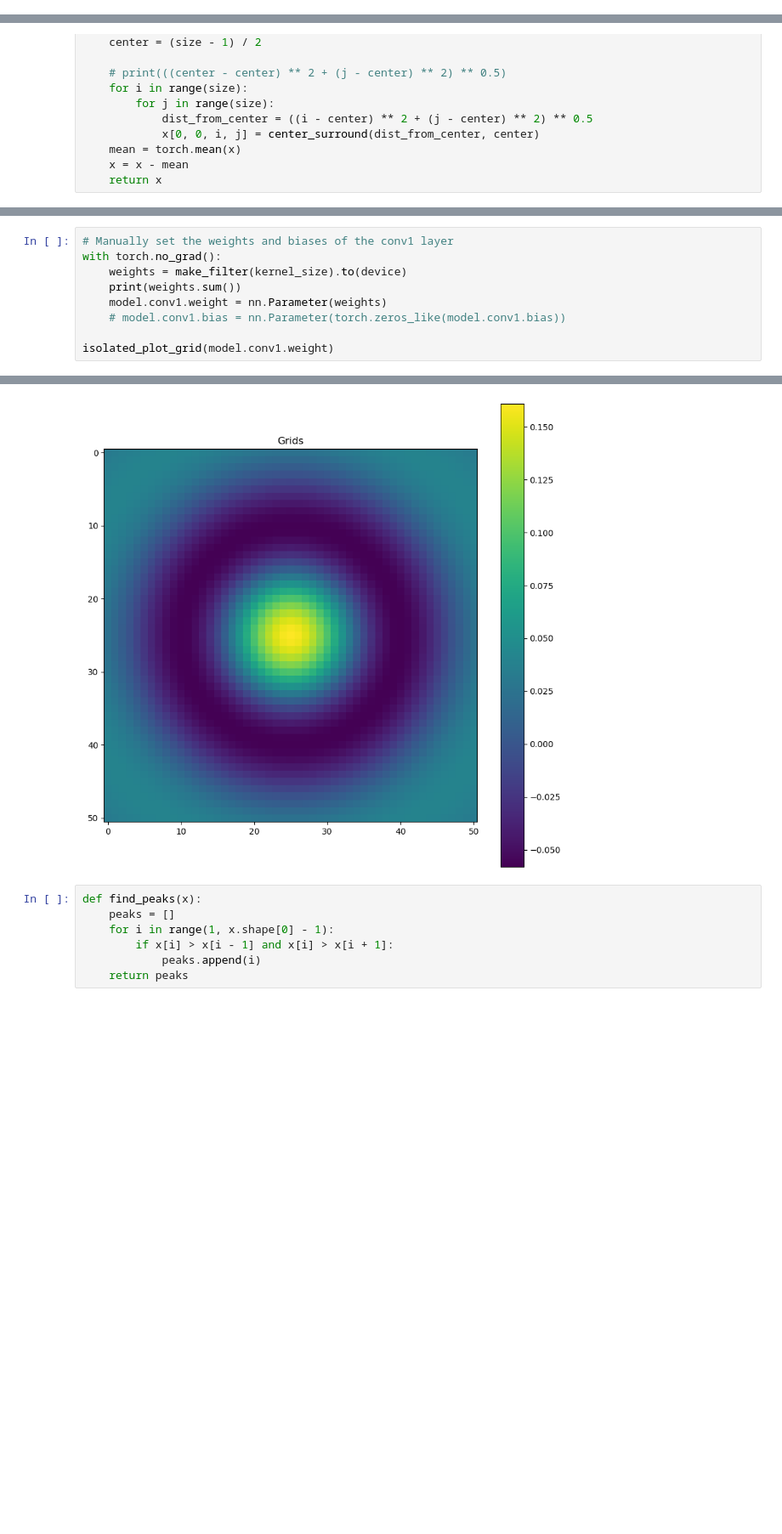
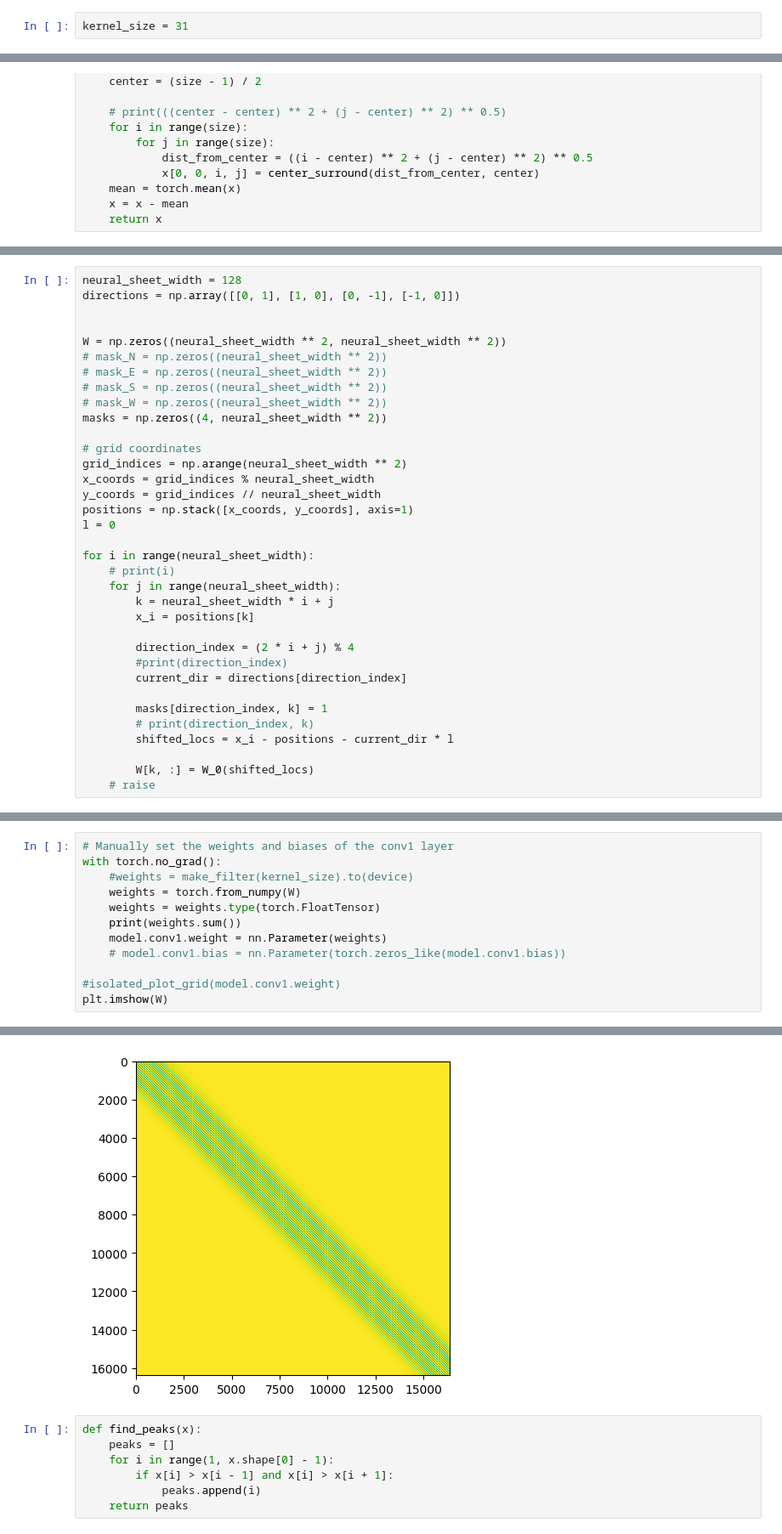
Before and after one commit to wellscrosby/GPU-Grid-Cells, a Jupyter notebook: grid_cells.ipynb, the cells around one changed output, grey strips where cells are left out. Shown: that part at 85% size. Saved outputs shown, nothing was run; the diff lists cells and outputs as text; blank space fills up the shorter version.

Commit message:
Updated weight matrix according to Ila's paper

```diff
--- a/grid_cells.ipynb
+++ b/grid_cells.ipynb
@@ -69,6 +68,8 @@ def isolated_plot_grid(x):
 # # Instantiate the model
 # model = GridCell(kernel_size).to(device)
 # print(model)
+# %%
+kernel_size = 31
 # %%
 class GridCell(nn.Module):
     def __init__(self, kernel_size):
@@ -111,0 +134,35 @@ def make_filter(size):
+# %%
+neural_sheet_width = 128
+directions = np.array([[0, 1], [1, 0], [0, -1], [-1, 0]])
+
+
+W = np.zeros((neural_sheet_width ** 2, neural_sheet_width ** 2))
+# mask_N = np.zeros((neural_sheet_width ** 2))
+# mask_E = np.zeros((neural_sheet_width ** 2))
+# mask_S = np.zeros((neural_sheet_width ** 2))
+# mask_W = np.zeros((neural_sheet_width ** 2))
+masks = np.zeros((4, neural_sheet_width ** 2))
+
+# grid coordinates
+grid_indices = np.arange(neural_sheet_width ** 2)
+x_coords = grid_indices % neural_sheet_width
+y_coords = grid_indices // neural_sheet_width
+positions = np.stack([x_coords, y_coords], axis=1)
+l = 0
+
+for i in range(neural_sheet_width):
+    # print(i)
+    for j in range(neural_sheet_width):
+        k = neural_sheet_width * i + j
+        x_i = positions[k]
+
+        direction_index = (2 * i + j) % 4
+        #print(direction_index)
+        current_dir = directions[direction_index]
+
+        masks[direction_index, k] = 1
+        # print(direction_index, k)
+        shifted_locs = x_i - positions - current_dir * l
+
+        W[k, :] = W_0(shifted_locs)
+    # raise
@@ -112,10 +196,13 @@ def make_filter(size):
 # %%
 # Manually set the weights and biases of the conv1 layer
 with torch.no_grad():
-    weights = make_filter(kernel_size).to(device)
+    #weights = make_filter(kernel_size).to(device)
+    weights = torch.from_numpy(W)
+    weights = weights.type(torch.FloatTensor)
     print(weights.sum())
     model.conv1.weight = nn.Parameter(weights)
     # model.conv1.bias = nn.Parameter(torch.zeros_like(model.conv1.bias))
 
-isolated_plot_grid(model.conv1.weight)
+#isolated_plot_grid(model.conv1.weight)
+plt.imshow(W)
 # %% [output]
@@ -123,4 +211,4 @@ tensor(-2.6226e-06, device='cuda:0')
-[figure, old version]
+[figure, new version]
 # %%
 def find_peaks(x):
     peaks = []
```
Also changed, not shown: parts of 17 cells of this notebook.
